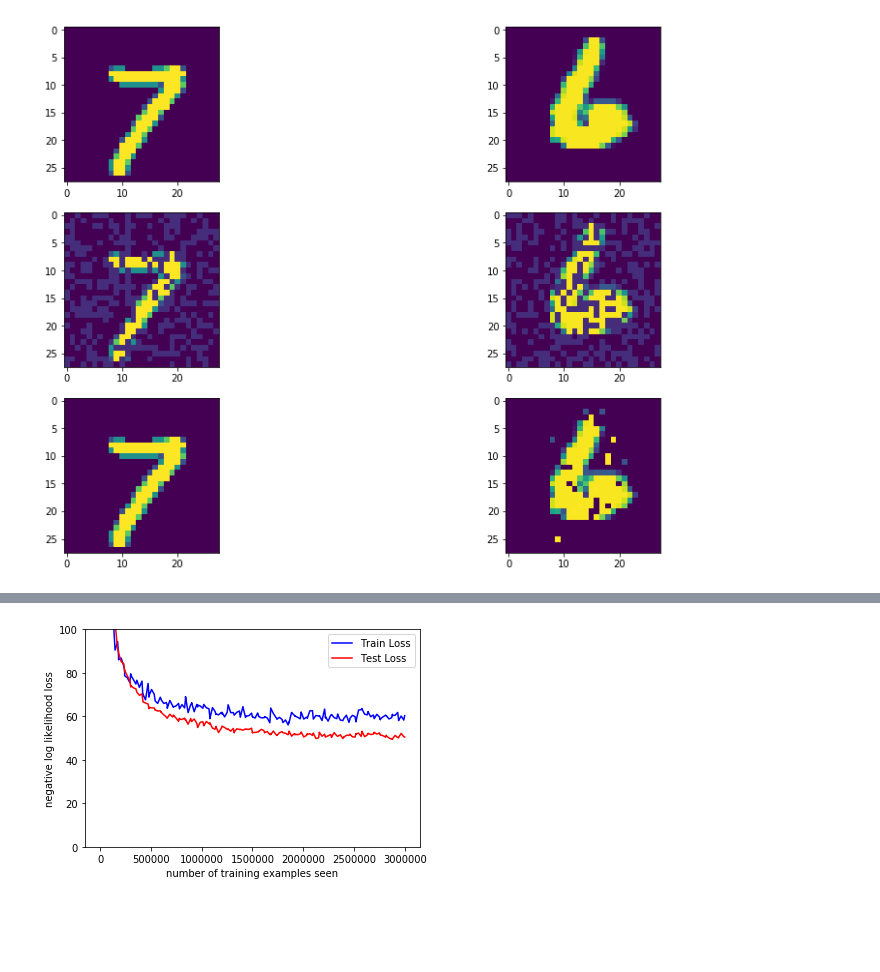
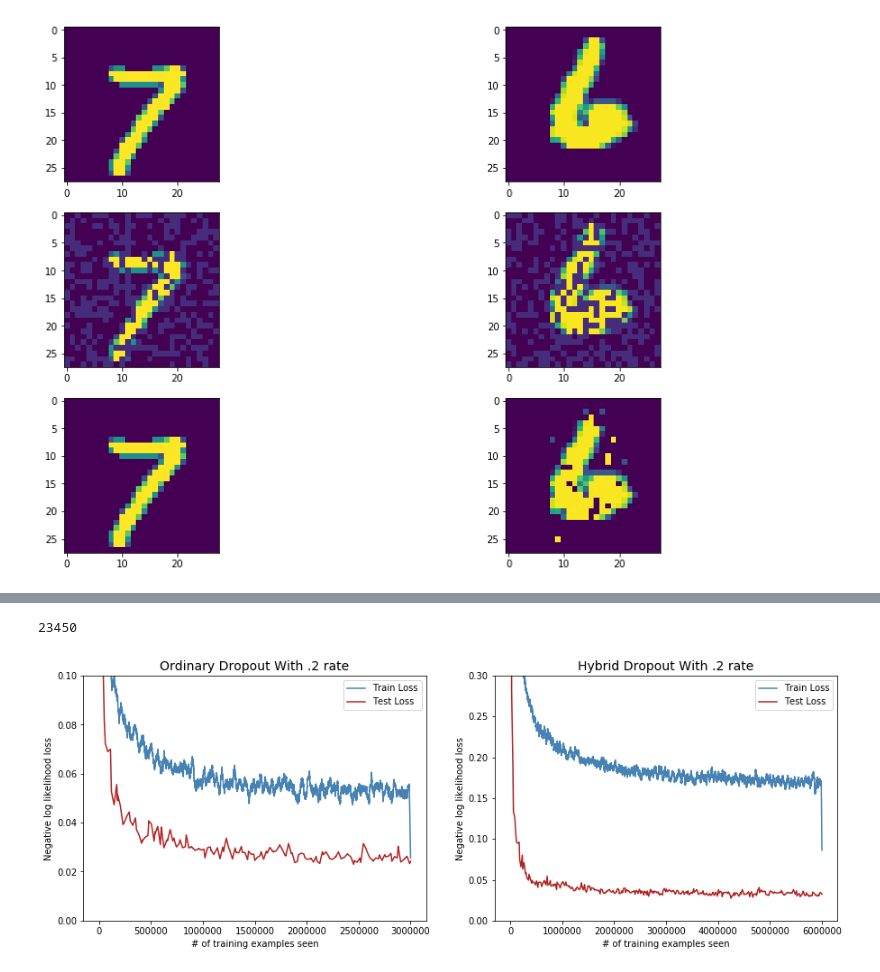
Before and after one commit to tRosenflanz/HybridDropoutPytorch, a Jupyter notebook: Untitled.ipynb, the cells around one changed output, grey strips where cells are left out. Drawn from its saved outputs; the diff is of its cells as text; code cells hidden in the pictures; blank space fills up the shorter version.

```diff
--- a/Untitled.ipynb
+++ b/Untitled.ipynb
@@ -83,15 +49,15 @@ def bootstrap_func(data,func,n_samples=1000):
         result.append(param)
     return np.array(result)
 # %%
-import os
+folder = 'point5_longer/'
 data_normal = []
 data_hybrid_normal = []
-for file in os.listdir('/data'):
+for file in os.listdir('/data/'+folder):
     if file[:6]=='normal':
-        with open('/data/'+file,'rb') as f:
+        with open('/data/'+folder+file,'rb') as f:
             data_normal.append(pickle.load(f))
     if file[:13]=='hybrid_normal':
-        with open('/data/'+file,'rb') as f:
+        with open('/data/'+folder+file,'rb') as f:
             data_hybrid_normal.append(pickle.load(f))
 # %%
 train_losses_normal = np.array([x[0] for x in data_normal])
@@ -151,15 +71,0 @@ plt.show()
-# %%
-fig = plt.figure()
-plt.plot(test_counter,
-         10000-np.mean(test_correct_normal,0),
-         color='blue')
-plt.plot(test_counter,
-         10000-np.mean(test_correct_hybrid_normal,0),
-         color='red')
-plt.legend(['Train Loss', 'Test Loss'], loc='upper right')
-plt.xlabel('number of training examples seen')
-plt.ylim([0,100])
-plt.ylabel('negative log likelihood loss')
-plt.show()
-# %% [output]
-[figure, removed]
@@ -315,0 +72,33 @@ test_correct = []
+# %%
+len(train_losses_normal[0])
+# %% [output]
+23450
+# %%
+fig, axes = plt.subplots(1,2,figsize = (15,5))
+ax1,ax2 = axes
+
+ax1.plot(train_counter,
+         np.convolve(train_losses_normal[0],np.ones((200,))/200,mode='same',),
+         color='steelblue')
+ax1.plot(test_counter,test_losses_normal[0],
+         color='firebrick')
+ax1.legend(['Train Loss', 'Test Loss'], loc='upper right')
+ax1.set_ylim([0,0.1])
+ax1.set_title('Ordinary Dropout With .2 rate',fontdict={'fontsize':14})
+ax1.set_xlabel('# of training examples seen')
+ax1.set_ylabel('Negative log likelihood loss')
+
+
+ax2.plot(train_counter,
+         np.convolve(train_losses_hybrid_normal[0],np.ones((200,))/200,mode='same',),
+         color='steelblue')
+ax2.plot(test_counter,test_losses_hybrid_normal[0],
+         color='firebrick')
+ax2.legend(['Train Loss', 'Test Loss'], loc='upper right')
+ax2.set_ylim([0,.3])
+ax2.set_title('Hybrid Dropout With .2 rate',fontdict={'fontsize':14})
+ax2.set_xlabel('# of training examples seen')
+ax2.set_ylabel('Negative log likelihood loss')
+plt.show()
+# %% [output]
+[figure, added]
```
Also changed, not shown: parts of 10 cells of this notebook, 1 other file.
